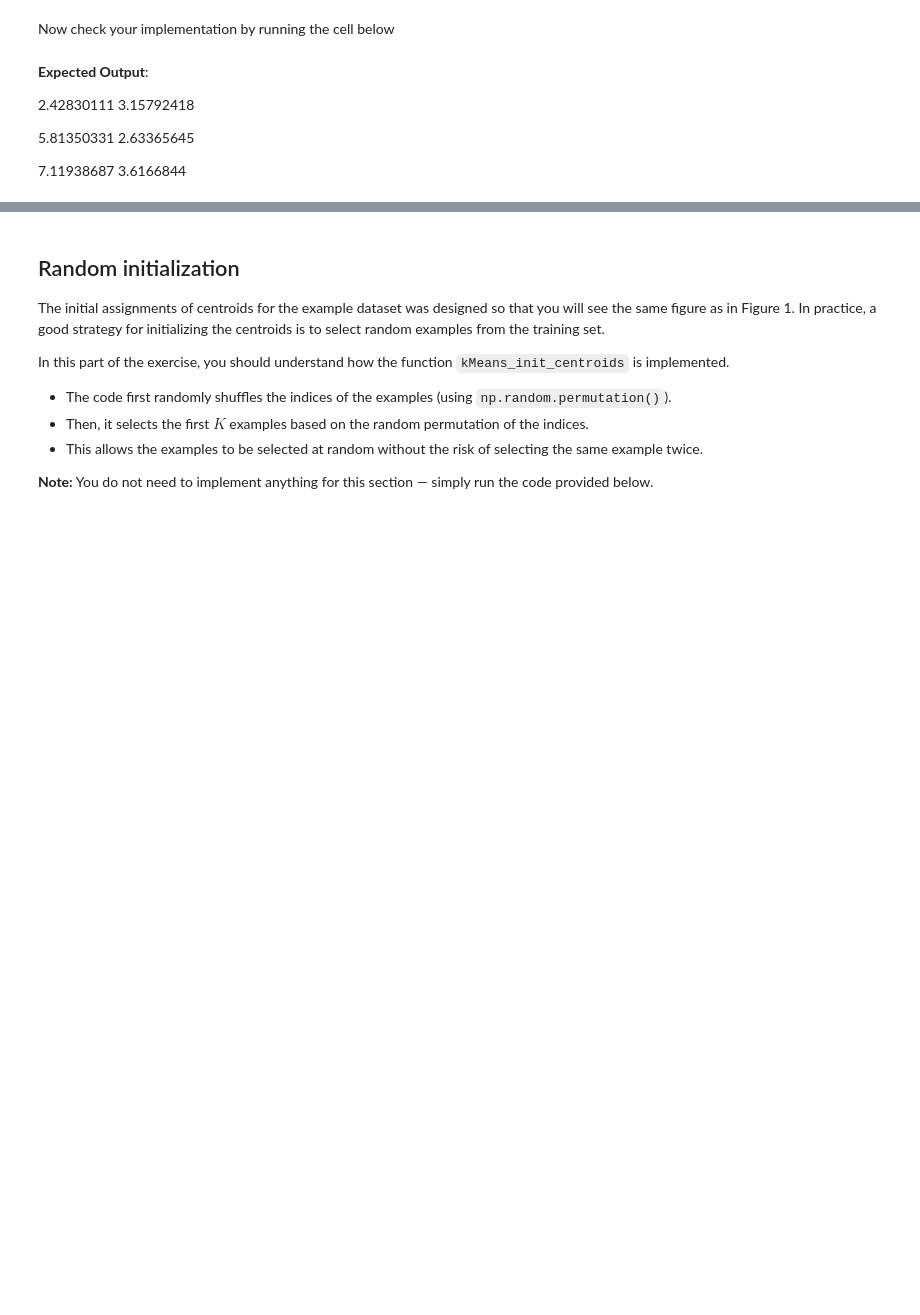
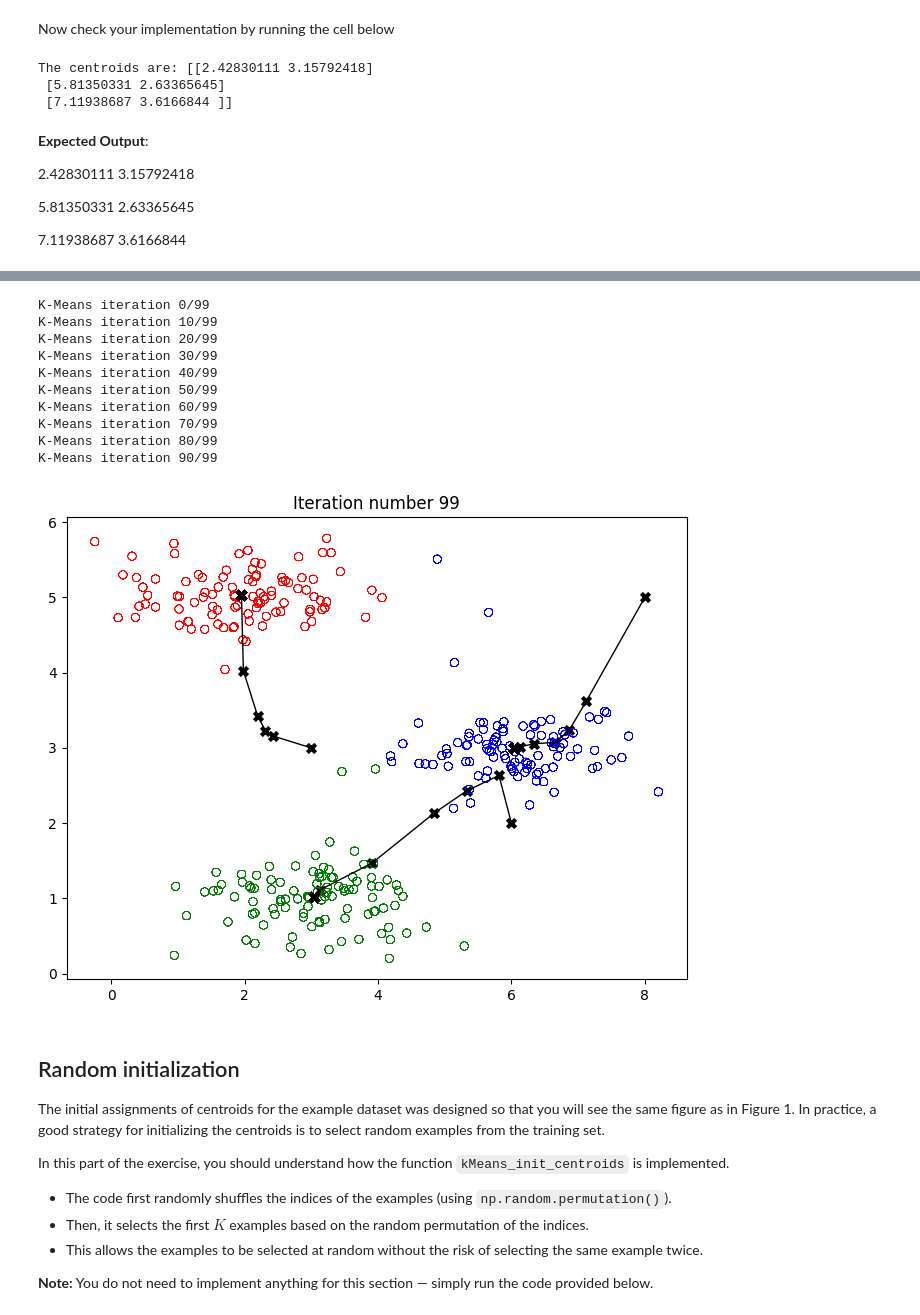
Before and after one commit to gabbymp3/stat362, a Jupyter notebook: student/quizzes/week_9/KMeans.ipynb, the cells around one changed output, grey strips where cells are left out. Drawn from its saved outputs; the diff is of its cells as text; code cells hidden in the pictures; blank space fills up the shorter version.

```diff
--- a/student/quizzes/week_9/KMeans.ipynb
+++ b/student/quizzes/week_9/KMeans.ipynb
@@ -159,6 +159,15 @@ def find_closest_centroids(X, centroids):
     # You need to return the following variables correctly
     idx = np.zeros((X.shape[0], ), dtype=int)
      ### START CODE HERE ###
+    for i in range(X.shape[0]):
+        min_distance = np.linalg.norm(X[i] - centroids[0])
+        min_index = 0
+        for j in range(1, K):
+            distance = np.linalg.norm(X[i] - centroids[j])
+            if distance < min_distance:
+                min_distance = distance
+                min_index = j
+        idx[i] = min_index
 
 
 
@@ -171,4 +180,4 @@ def find_closest_centroids(X, centroids):
 Now let's check your implementation using an example dataset
 # %%
 # Load an example dataset that we will be using
-X = np.load("data/ex7_X.npy")
+X = np.load("ex7_X.npy")
@@ -249,6 +266,9 @@ def compute_centroids(X, idx, K):
     centroids = np.zeros((K, n))
 
     ### START CODE HERE ###
+    for k in range(K):
+        centroids[k] = np.mean(X[idx == k], axis=0)
+
 
     ### END CODE HERE ##
 
@@ -260,6 +280,10 @@ K = 3
 centroids = compute_centroids(X, idx, K)
 
 print("The centroids are:", centroids)
+# %% [output]
+The centroids are: [[2.42830111 3.15792418]
+ [5.81350331 2.63365645]
+ [7.11938687 3.6166844 ]]
 # %% [markdown]
 **Expected Output**:
 
@@ -326,16 +350,28 @@ def run_kMeans(X, initial_centroids, max_iters=100, plot_progress=False):
     return centroids, idx
 # %%
 # Load an example dataset
-X = load_data()
+X = np.load("ex7_X.npy")
 
 # Set initial centroids
 initial_centroids = np.array([[3,3],[6,2],[8,5]])
 
 # Number of iterations
 max_iters = 10
 
 # Run K-Means
 centroids, idx = run_kMeans(X, initial_centroids, plot_progress=True)
+# %% [output]
+K-Means iteration 0/99
+K-Means iteration 10/99
+K-Means iteration 20/99
+K-Means iteration 30/99
+K-Means iteration 40/99
+K-Means iteration 50/99
+K-Means iteration 60/99
+K-Means iteration 70/99
+K-Means iteration 80/99
+K-Means iteration 90/99
+[figure, added]
 # %% [markdown]
 
 ##  Random initialization
```
Also changed, not shown: parts of 21 cells of this notebook, 3 other files.
